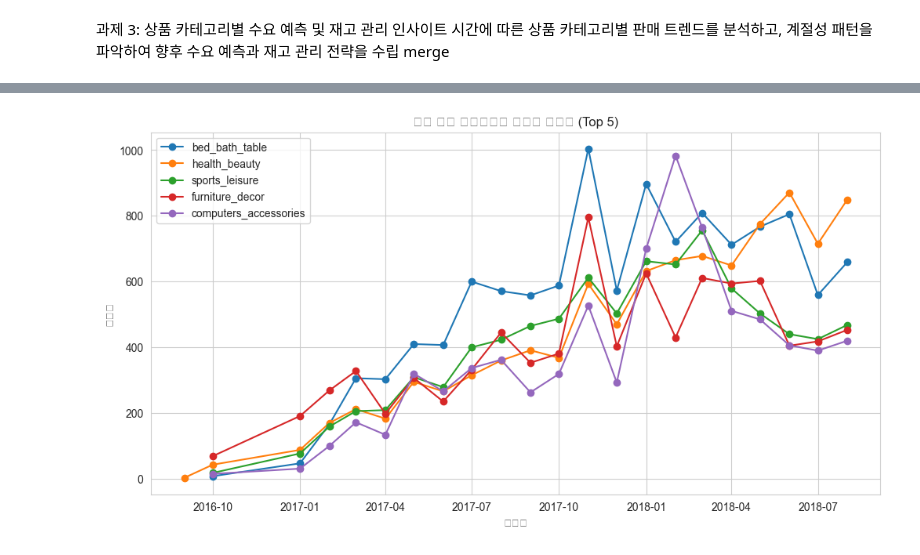
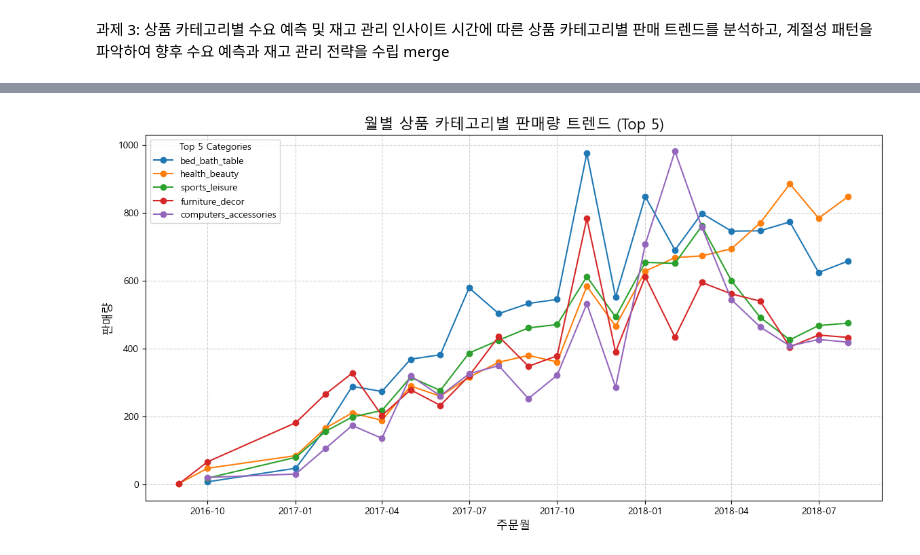
Before and after one commit to hhayan/project_olist_ecommerce, a Jupyter notebook: 과제3.ipynb, the cells around one changed output, grey strips where cells are left out. Saved outputs shown, nothing was run; the diff lists cells and outputs as text; code cells hidden in the pictures.

```diff
--- a/과제3.ipynb
+++ b/과제3.ipynb
@@ -80,11 +188,11 @@ memory usage: 38.5+ MB
 # %%
 # 1) 월 단위 컬럼 생성
-df["month"] = df["order_purchase_timestamp"].values.astype("datetime64[M]")
-df["qty"] = 1  # 각 row = 1개 주문 아이템
+merge_final["month"] = merge_final["order_purchase_timestamp"].values.astype("datetime64[M]")
+merge_final["qty"] = 1  # 각 row = 1개 주문 아이템
 
 # 2) 월별 카테고리별 판매량 / 매출 집계
 monthly_cat = (
-    df.groupby(["month", "product_category_name_english"], as_index=False)
+    merge_final.groupby(["month", "product_category_name_english"], as_index=False)
       .agg(qty=("qty", "sum"),
            revenue=("price", "sum"))
       .sort_values(["month", "product_category_name_english"])
@@ -160,23 +269,36 @@ Passing `palette` without assigning `hue` is deprecated and will be removed in v
 # %%
-# 특정 인기 카테고리 몇 개만 선택 (예: 상위 5개)
+# 1. 월별/카테고리별 판매량 데이터 준비
+# 월별/카테고리별 주문 건수를 집계
+merge_final['order_month'] = merge_final['order_purchase_timestamp'].dt.to_period('M').dt.to_timestamp()
+
+category_trend_qty = (
+    merge_final.groupby(['order_month', 'product_category_name_english'])
+    .size()
+    .reset_index(name='sales_qty')
+)
+
+# 2. 전체 기간 기준, 판매량 Top 5 카테고리 선정
 top_categories = (
     category_trend_qty.groupby("product_category_name_english")["sales_qty"]
     .sum()
     .nlargest(5)
     .index
 )
 
-plt.figure(figsize=(12,6))
+# 3. 시각화
+plt.figure(figsize=(14, 7))
 
 for cat in top_categories:
+    # Top 5에 해당하는 카테고리의 데이터만 필터링
     subset = category_trend_qty[category_trend_qty["product_category_name_english"] == cat]
-    plt.plot(subset["order_month"], subset["sales_qty"], marker="o", label=cat)
+    # 꺾은선 그래프 그리기
+    plt.plot(subset["order_month"], subset["sales_qty"], marker="o", linestyle="-", label=cat)
 
-plt.title("월별 상품 카테고리별 판매량 트렌드 (Top 5)")
-plt.xlabel("주문월")
-plt.ylabel("판매량")
-plt.legend()
-plt.grid(True)
+plt.title("월별 상품 카테고리별 판매량 트렌드 (Top 5)", fontsize=16)
+plt.xlabel("주문월", fontsize=12)
+plt.ylabel("판매량", fontsize=12)
+plt.legend(title="Top 5 Categories")
+plt.grid(True, linestyle='--', alpha=0.6)
 plt.show()
 # %% [output]
-[figure, old version]
+[figure, new version]
```
Also changed, not shown: parts of 5 cells of this notebook.
